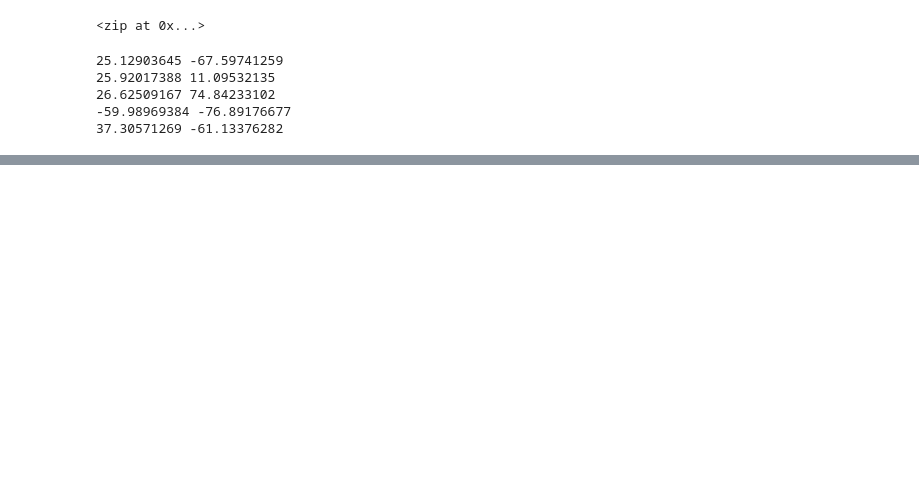
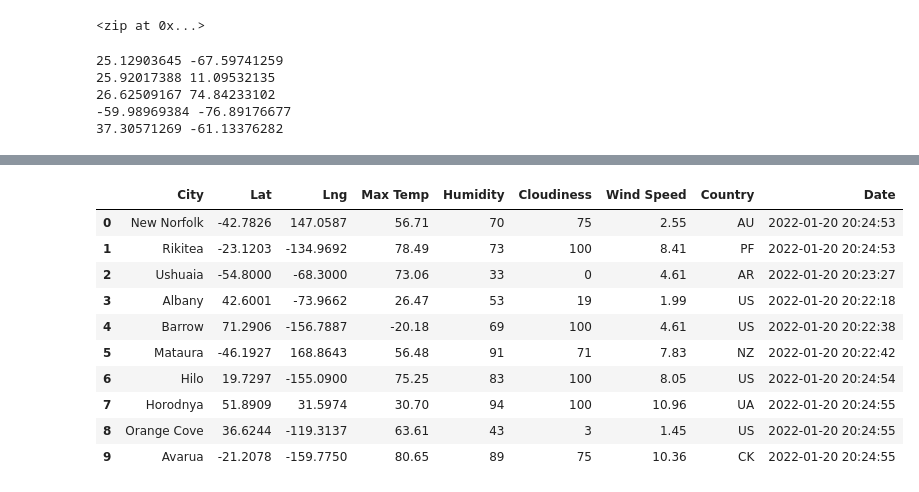
Before and after one commit to kmaluccio/World_Weather_Analysis, a Jupyter notebook: WeatherPy.ipynb, the cells around one changed output, grey strips where cells are left out. Saved outputs shown, nothing was run; the diff lists cells and outputs as text; code cells hidden in the pictures; blank space fills up the shorter version.

```diff
--- a/WeatherPy.ipynb
+++ b/WeatherPy.ipynb
@@ -71,0 +79,4 @@ len(cities)
+# %%
+# Starting URL for Weather Map API Call
+url = "http://api.openweathermap.org/data/2.5/weather?units=Imperial&APPID=" + weather_api_key
+# print(url)
@@ -71,0 +100,10 @@ len(cities)
+# %%
+# Create an endpoint URL for a city
+city_url = url + "&q=" + "Boston"
+city_weather = requests.get(city_url)
+if city_weather.status_code == 200:
+    print(f"City Weather found.")
+else:
+    print(f"City weather not found.")
+# Get the JSON text of the 'get' request
+city_weather.json()
@@ -71,0 +265,16 @@ len(cities)
+# %%
+# Convert the array of dictionaries to a Pandas DataFrame
+city_data_df = pd.DataFrame(city_data)
+city_data_df.head(10)
+# %% [output]
+|  | City | Lat | Lng | Max Temp | Humidity | Cloudiness | Wind Speed | Country | Date |
+| 0 | New Norfolk | -42.7826 | 147.0587 | 56.71 | 70 | 75 | 2.55 | AU | 2022-01-20 20:24:53 |
+| 1 | Rikitea | -23.1203 | -134.9692 | 78.49 | 73 | 100 | 8.41 | PF | 2022-01-20 20:24:53 |
+| 2 | Ushuaia | -54.8000 | -68.3000 | 73.06 | 33 | 0 | 4.61 | AR | 2022-01-20 20:23:27 |
+| 3 | Albany | 42.6001 | -73.9662 | 26.47 | 53 | 19 | 1.99 | US | 2022-01-20 20:22:18 |
+| 4 | Barrow | 71.2906 | -156.7887 | -20.18 | 69 | 100 | 4.61 | US | 2022-01-20 20:22:38 |
+| 5 | Mataura | -46.1927 | 168.8643 | 56.48 | 91 | 71 | 7.83 | NZ | 2022-01-20 20:22:42 |
+| 6 | Hilo | 19.7297 | -155.0900 | 75.25 | 83 | 100 | 8.05 | US | 2022-01-20 20:24:54 |
+| 7 | Horodnya | 51.8909 | 31.5974 | 30.70 | 94 | 100 | 10.96 | UA | 2022-01-20 20:24:55 |
+| 8 | Orange Cove | 36.6244 | -119.3137 | 63.61 | 43 | 3 | 1.45 | US | 2022-01-20 20:24:55 |
+| 9 | Avarua | -21.2078 | -159.7750 | 80.65 | 89 | 75 | 10.36 | CK | 2022-01-20 20:24:55 |
```
Also changed, not shown: parts of 19 cells of this notebook, 1 other file.
